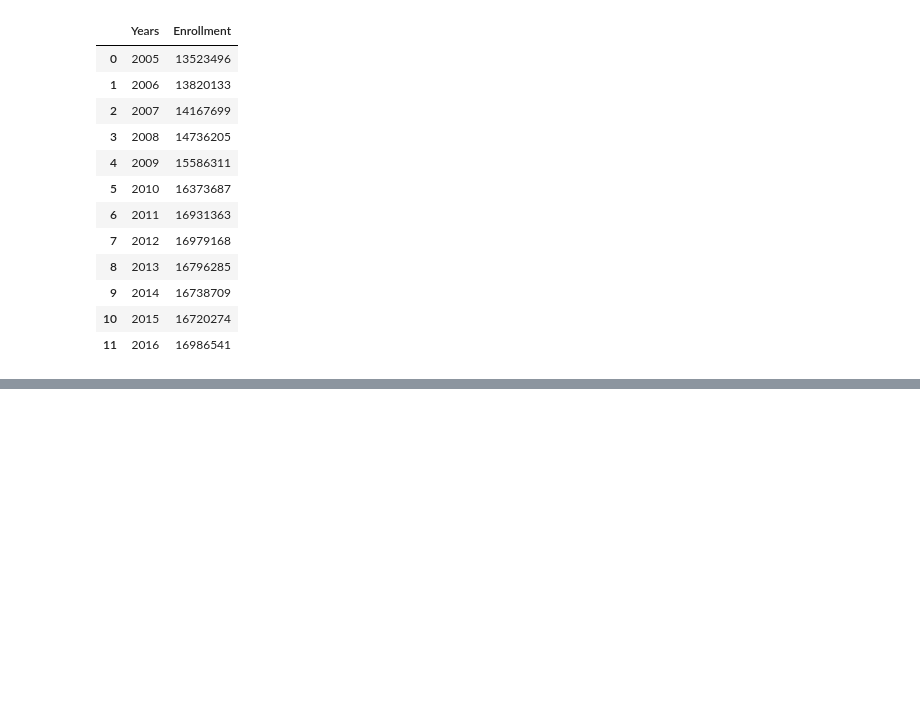
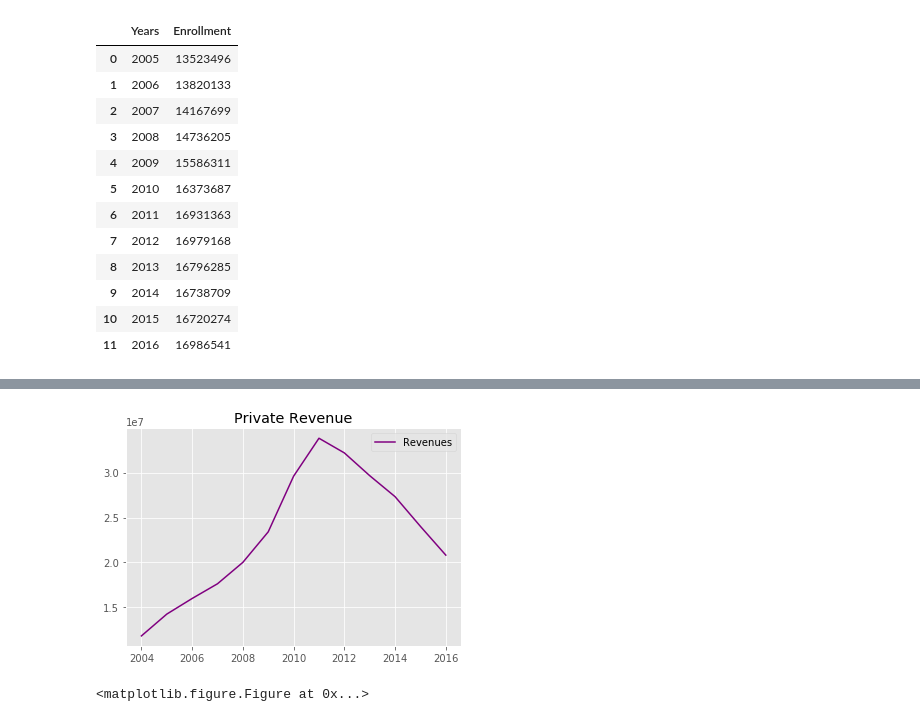
Before and after one commit to RCate/Project_2, a Jupyter notebook: Student_loans_grants_aid.ipynb, the cells around one changed output, grey strips where cells are left out. Saved outputs shown, nothing was run; the diff lists cells and outputs as text; code cells hidden in the pictures; blank space fills up the shorter version.

```diff
--- a/Student_loans_grants_aid.ipynb
+++ b/Student_loans_grants_aid.ipynb
@@ -82,0 +147,14 @@ plt.show()
+# %%
+year = Public_revenue_df["Year"]
+#plt.figure(figsize=(8,6))
+private, = plt.plot(year, Private_revenue_df["Revenues"], color = "Purple")
+# plt.legend(handles=[ax], loc="best")
+plt.title("Private Revenue")
+
+# Show the chart
+plt.legend(handles=[private], loc="best")
+plt.show()
+plt.savefig("Private_Revenue.png")
+# %% [output]
+[figure, added]
+<matplotlib.figure.Figure at 0x...>
```
Also changed, not shown: parts of 14 cells of this notebook, 8 other files.
